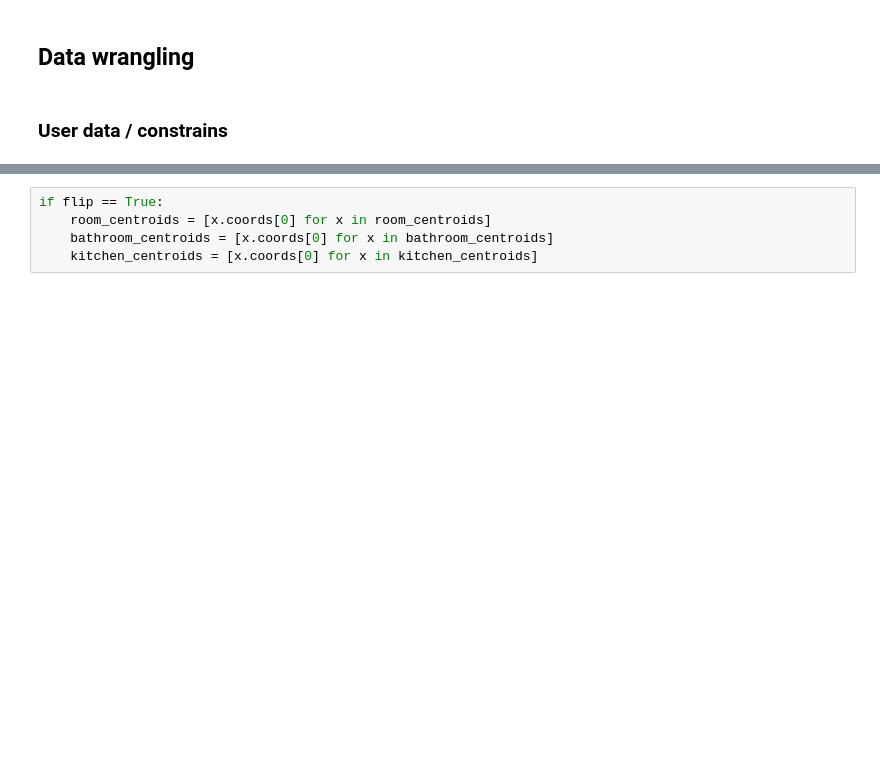
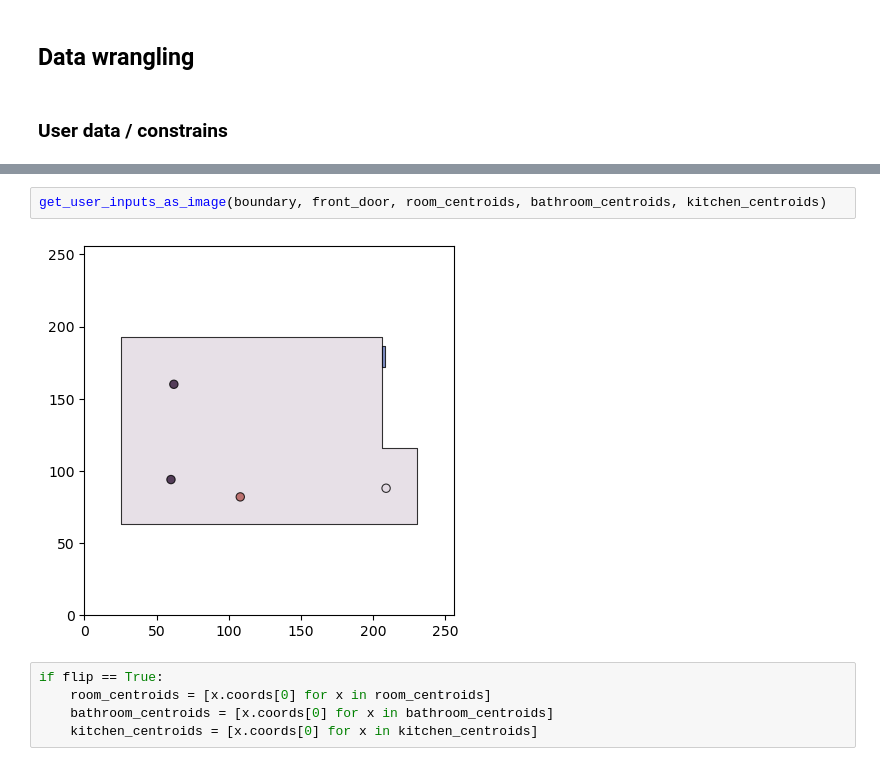
Before and after one commit to mo7amed7assan1911/Floor_Plan_Generation_using_GNNs, a Jupyter notebook: User_constrains_to_floor_plan.ipynb, the cells around one changed output, grey strips where cells are left out. Cells and saved outputs as stored; diff of their text form; blank space fills up the shorter version.

```diff
--- a/User_constrains_to_floor_plan.ipynb
+++ b/User_constrains_to_floor_plan.ipynb
@@ -306,3 +360,7 @@ boundary | front_door
+# %%
+get_user_inputs_as_image(boundary, front_door, room_centroids, bathroom_centroids, kitchen_centroids)
+# %% [output]
+[figure, added]
 # %%
 if flip == True:
     room_centroids = [x.coords[0] for x in room_centroids]
```
Also changed, not shown: parts of 8 cells of this notebook, 1 other file.
